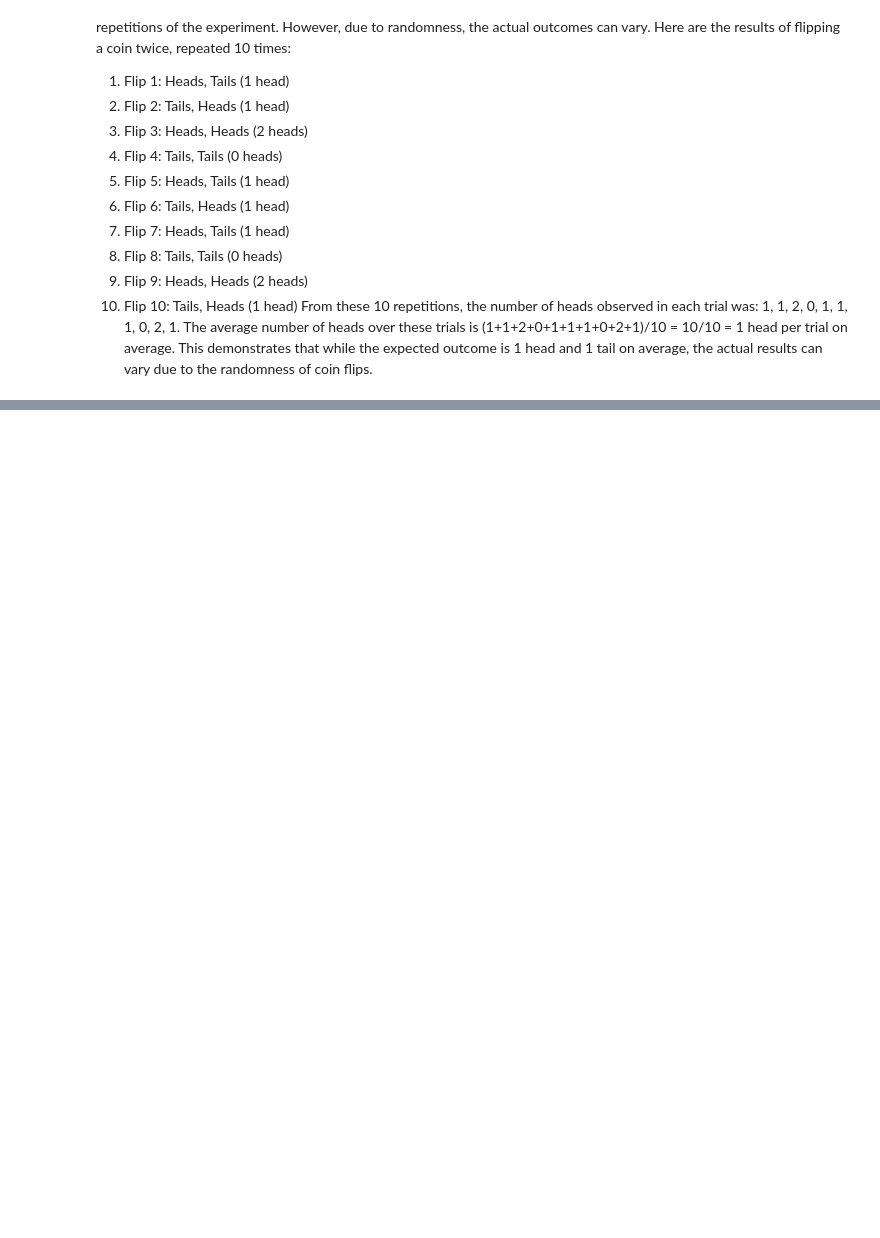
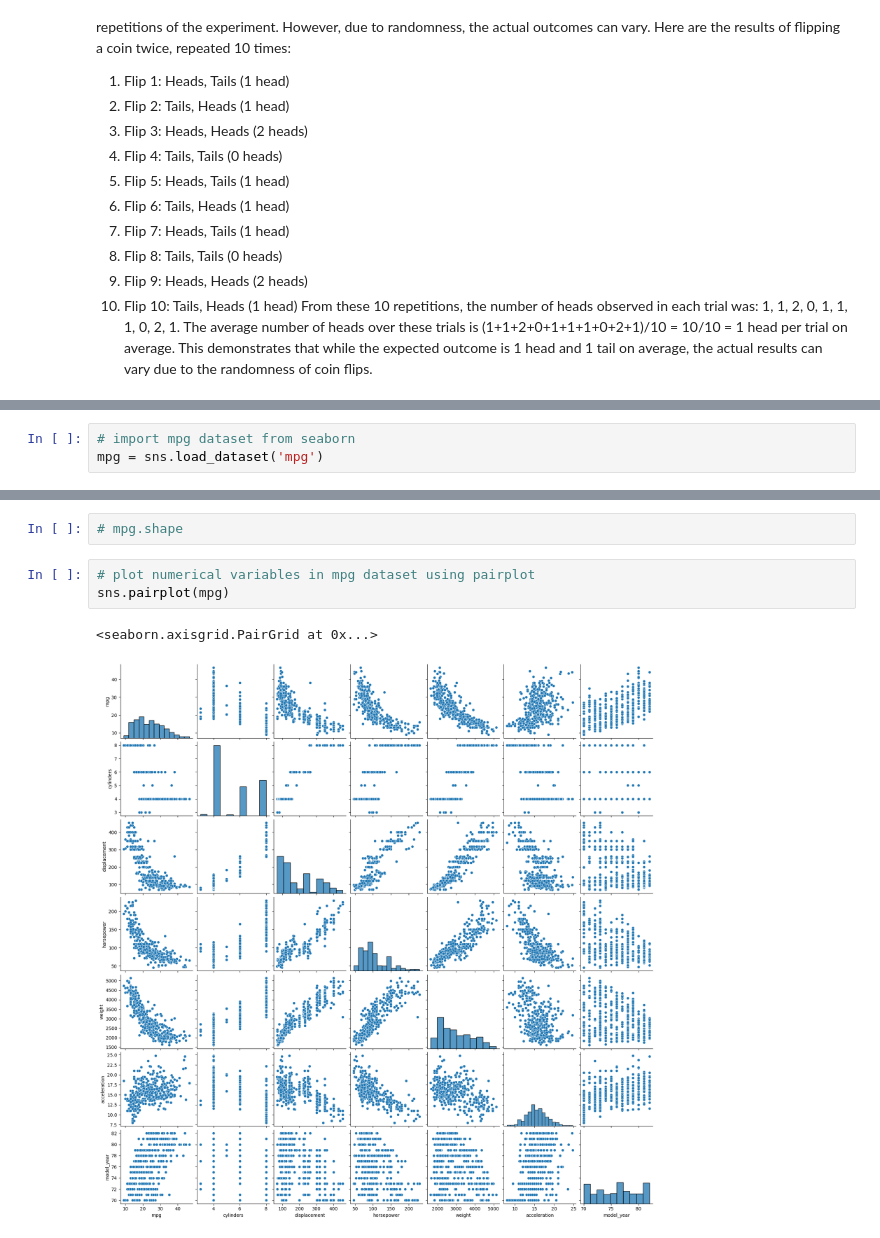
Before and after one commit to ArslanAmanov/Finance, a Jupyter notebook: QuantAnalyses/Quant_method_Analyses/chp_1_What's_Statistics.ipynb, the cells around one changed output, grey strips where cells are left out. Drawn from its saved outputs; the diff is of its cells as text; blank space fills up the shorter version.

```diff
--- a/QuantAnalyses/Quant_method_Analyses/chp_1_What's_Statistics.ipynb
+++ b/QuantAnalyses/Quant_method_Analyses/chp_1_What's_Statistics.ipynb
@@ -161,0 +233,3 @@ From these 10 repetitions, the number of heads observed in each trial was: 1, 1,
+# %%
+# import mpg dataset from seaborn
+mpg = sns.load_dataset('mpg')
@@ -161,0 +245,8 @@ From these 10 repetitions, the number of heads observed in each trial was: 1, 1,
+# %%
+# mpg.shape
+# %%
+# plot numerical variables in mpg dataset using pairplot
+sns.pairplot(mpg)
+# %% [output]
+<seaborn.axisgrid.PairGrid at 0x...>
+[figure, added]
```
Also changed, not shown: parts of 20 cells of this notebook.
